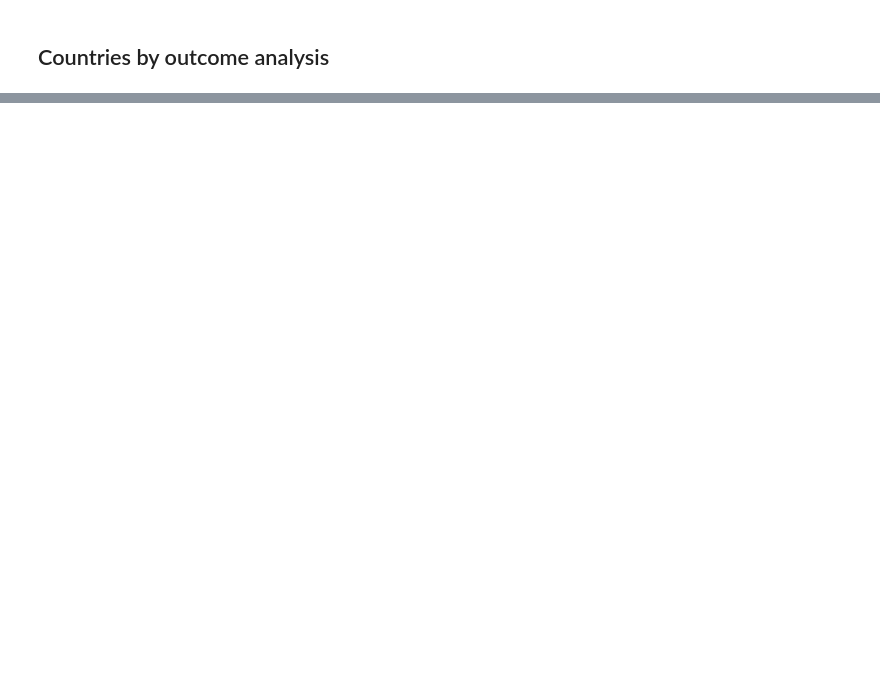
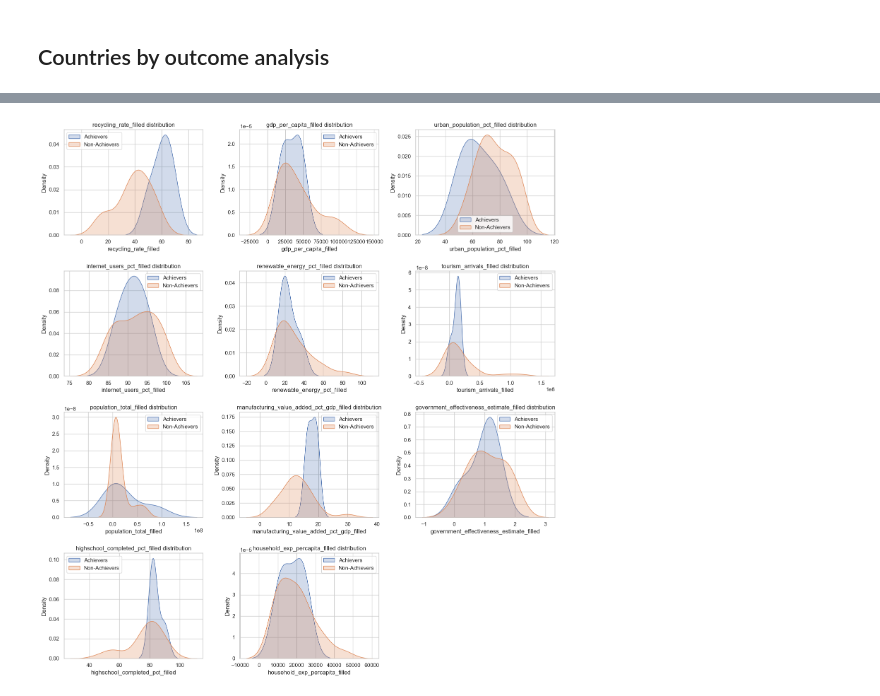
Before and after one commit to karnaukhmariia/recycling-in-europe, a Jupyter notebook: notebook.ipynb, the cells around one changed output, grey strips where cells are left out. Saved outputs shown, nothing was run; the diff lists cells and outputs as text; code cells hidden in the pictures; blank space fills up the shorter version.

```diff
--- a/notebook.ipynb
+++ b/notebook.ipynb
@@ -193,6 +316,8 @@ res_d3['tourism_arrivals'] = res_d3['tourism_arrivals'].astype(float)
 res_d3['population_total'] = res_d3['population_total'].astype(float)
 res_d3['manufacturing_value_added_pct_gdp'] = res_d3['manufacturing_value_added_pct_gdp'].astype(float)
 res_d3['government_effectiveness_estimate'] = res_d3['government_effectiveness_estimate'].astype(float)
+res_d3['household_exp_percapita'] = res_d3['household_exp_percapita'].astype(float)
+res_d3['highschool_completed_pct'] = res_d3['highschool_completed_pct'].astype(float)
 
 values_to_drop_d3 = []
 missing_rates_d3 = pd.DataFrame()
@@ -803,10 +1256,25 @@ def build_horizon_delta_dataset(
 
     return merged
 # %%
+feature_cols = [
+    "recycling_rate_filled",
+    "gdp_per_capita_filled",
+    "urban_population_pct_filled",
+    "internet_users_pct_filled",
+    "renewable_energy_pct_filled",
+    "tourism_arrivals_filled",
+    "population_total_filled",
+    "manufacturing_value_added_pct_gdp_filled",
+    "government_effectiveness_estimate_filled",
+    "highschool_completed_pct_filled",
+    "household_exp_percapita_filled"
+]
+
 # build dataset with horizon recycling rates (in 7 years)
 df_7yr = build_horizon_delta_dataset(
+    feature_cols = feature_cols,
     df=res_d1_d3,
-    horizon=7,
+    horizon=7
 )
 
 display(df_7yr)
@@ -841,18 +1327,6 @@ val_df   = df_7yr[df_7yr["year"] > 2012].copy()
 # %%
 # Defining feature and target variables
 target = "delta_recycling_rate_filled_7yr"
-
-feature_cols = [
-    "recycling_rate_filled",
-    "gdp_per_capita_filled",
-    "urban_population_pct_filled",
-    "internet_users_pct_filled",
-    "renewable_energy_pct_filled",
-    "tourism_arrivals_filled",
-    "population_total_filled",
-    "manufacturing_value_added_pct_gdp_filled",
-    "government_effectiveness_estimate_filled"
-]
 
 X_train = train_df[feature_cols]
 y_train = train_df[target]
@@ -1381,27 +2079,33 @@ print(shap_df)
 # %%
 import math
 import matplotlib.pyplot as plt
 import seaborn as sns
+
+# Split dataset into achievers and non-achievers
+achievers = predictions__df[predictions__df["meets_target"]].copy()
+non_achievers = predictions__df[~predictions__df["meets_target"]].copy()
 
 # Determine grid size
 n_features = len(feature_cols)
 n_cols = 3
 n_rows = math.ceil(n_features / n_cols)
 
 fig, axes = plt.subplots(n_rows, n_cols, figsize=(n_cols*5, n_rows*4))
 axes = axes.flatten()  # flatten for easy indexing
 
 for i, feature in enumerate(feature_cols):
     sns.kdeplot(achievers[feature], label="Achievers", fill=True, ax=axes[i])
     sns.kdeplot(non_achievers[feature], label="Non-Achievers", fill=True, ax=axes[i])
     axes[i].set_title(f"{feature} distribution")
     axes[i].set_xlabel(feature)
     axes[i].set_ylabel("Density")
     axes[i].legend()
 
 # Remove empty subplots if any
 for j in range(i+1, len(axes)):
     fig.delaxes(axes[j])
 
 plt.tight_layout()
 plt.show()
+# %% [output]
+[figure, added]
```
Also changed, not shown: parts of 69 cells of this notebook, 4 other files.
